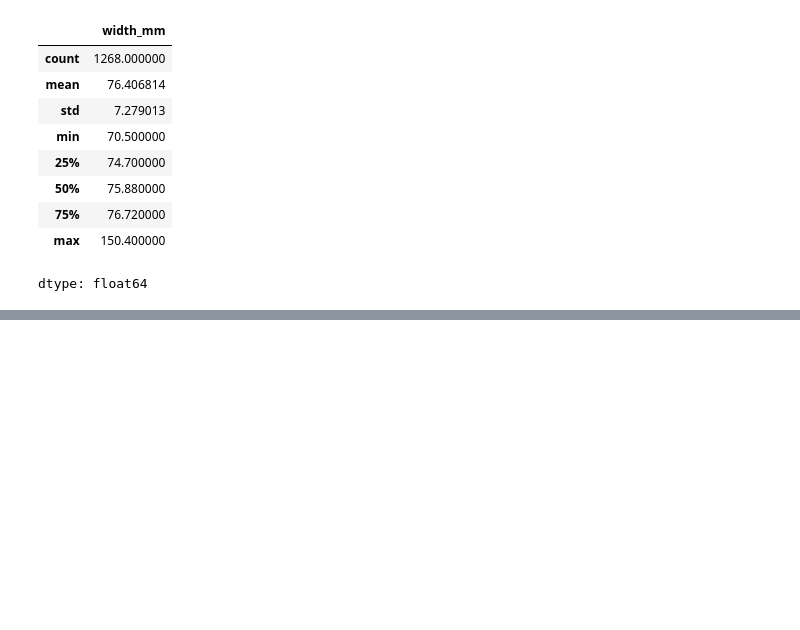
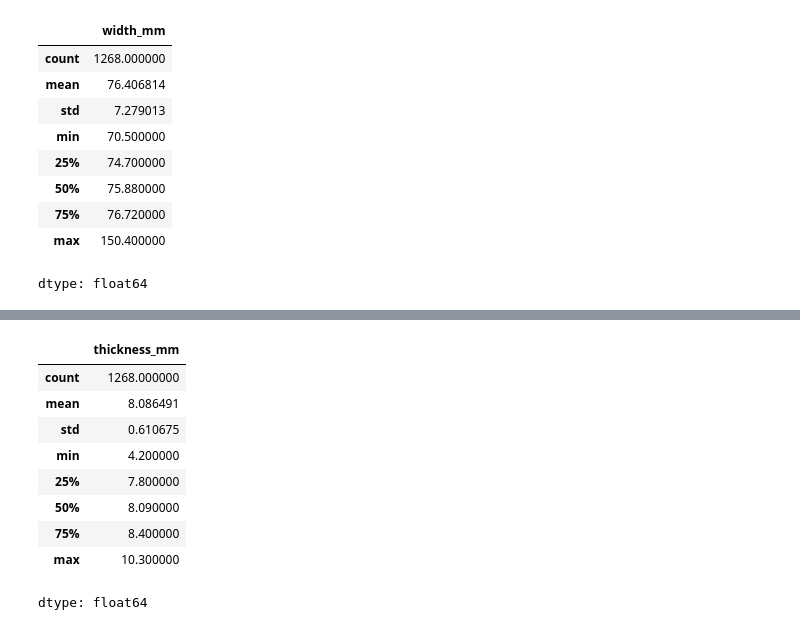
Before and after one commit to rajeshxdatascience/SpecLens-AI, a Jupyter notebook: SpecLens_AI_Data_Engineering.ipynb, the cells around one changed output, grey strips where cells are left out. Cells and saved outputs as stored; diff of their text form; code cells hidden in the pictures; blank space fills up the shorter version.

```diff
--- a/SpecLens_AI_Data_Engineering.ipynb
+++ b/SpecLens_AI_Data_Engineering.ipynb
@@ -1870,0 +1916,15 @@ dtype: float64
+# %%
+df.loc[[525,526,527],'thickness_mm'] = 8
+# %%
+df['thickness_mm'].describe()
+# %% [output]
+|  | thickness_mm |
+| count | 1268.000000 |
+| mean | 8.086491 |
+| std | 0.610675 |
+| min | 4.200000 |
+| 25% | 7.800000 |
+| 50% | 8.090000 |
+| 75% | 8.400000 |
+| max | 10.300000 |
+dtype: float64
```
Also changed, not shown: parts of 6 cells of this notebook.
